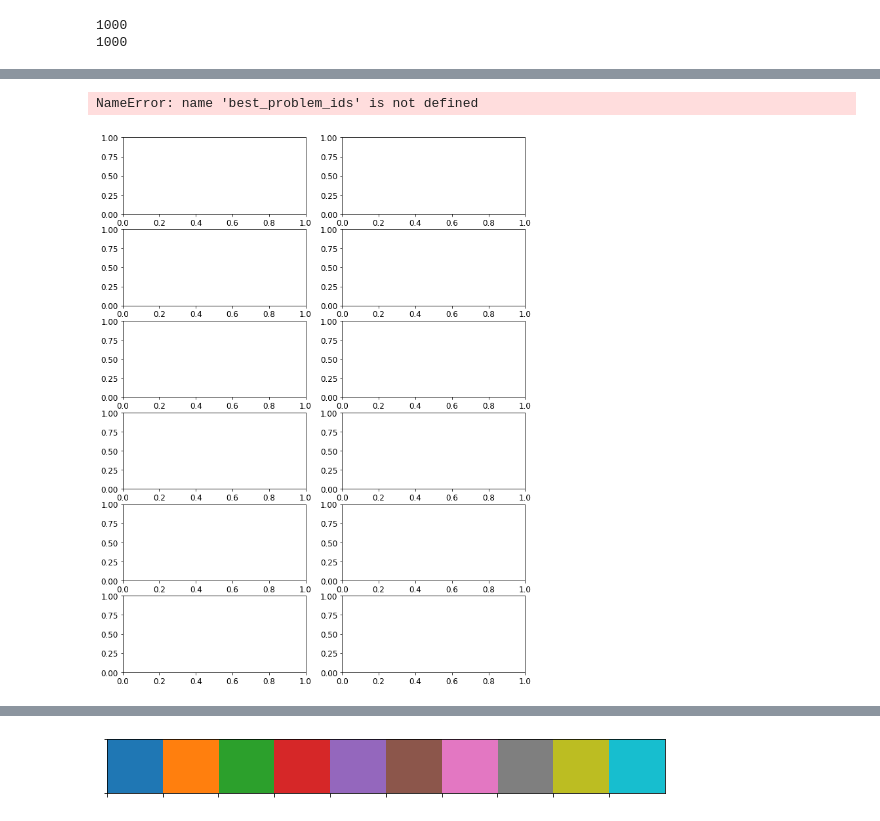
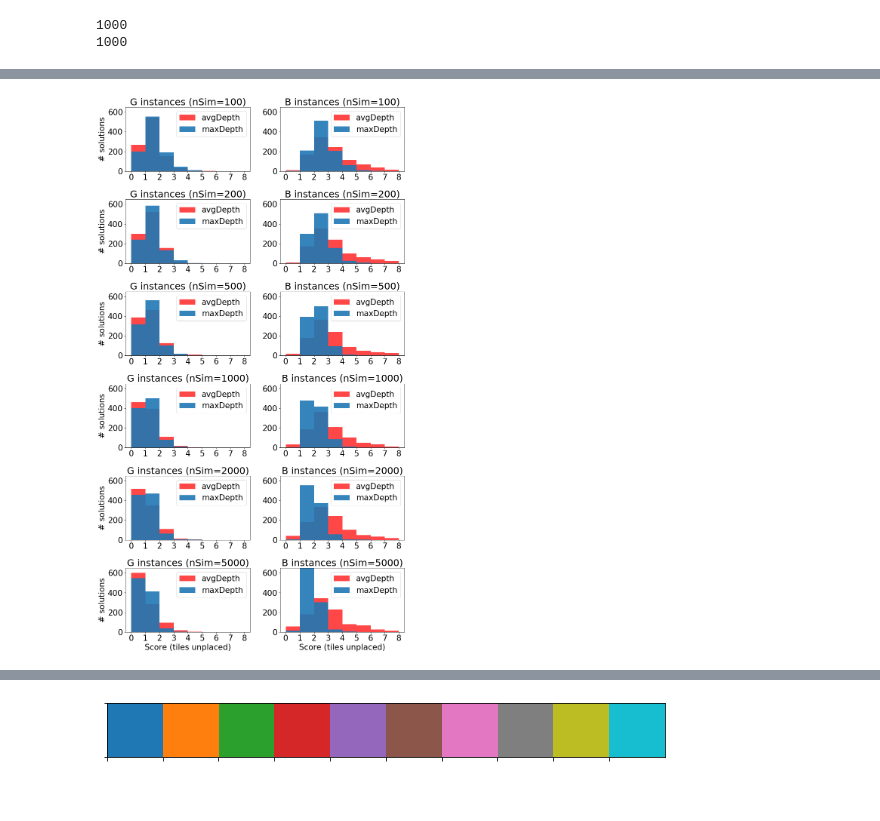
Before and after one commit to igorpejic/visapi, a Jupyter notebook: analsysis.ipynb, the cells around one changed output, grey strips where cells are left out. Saved outputs shown, nothing was run; the diff lists cells and outputs as text; code cells hidden in the pictures.

Commit message:
fix graphs for thesis

```diff
--- a/analsysis.ipynb
+++ b/analsysis.ipynb
@@ -1240,47 +1231,61 @@ def score_to_int(df):
     df['score'] = df['score'].astype('int')
     return df
 # %%
+import pandas as pd
 # scores_df
 N_SIM = [100, 200, 500, 1000, 2000, 5000]
-plt.rcParams.update({'font.size': 12})
-f, axes = plt.subplots(len(N_SIM), 2, figsize=(11, 15))
+plt.rcParams.update({'font.size': 21})
+f, axes = plt.subplots(len(N_SIM), 2, figsize=(12, 21))
 for j, n_sim in enumerate(N_SIM):
     common_args = {
         'score__isnull': False, 'improved_sel': True,
         'n_simulations': n_sim
     }
     bins = np.arange(0, 9)
     rows = len(N_SIM) // 2
     for i in range(2):
         if i == 0:
             common_args['problem_generator'] = 'guillotine'
-            title = f'G instances (N_sim={n_sim})'
-            avg_depth_scores = Result.objects.filter(problem_id__in=best_problem_ids, strategy='avg_depth', **common_args).values('score')
-            max_depth_scores = Result.objects.filter(problem_id__in=best_problem_ids, strategy='max_depth', **common_args).values('score')
+            title = f'G instances (nSim={n_sim})'
+            avg_depth_scores = Result.objects.filter(problem_id__in=best_problem_ids,
+                                                     strategy='avg_depth', **common_args).values('score')
+            max_depth_scores = Result.objects.filter(problem_id__in=best_problem_ids,
+                                                     strategy='max_depth', **common_args).values('score')
         else:
-            title = f'B instances (N_sim={n_sim})'
+            title = f'B instances (nSim={n_sim})'
             common_args['problem_generator'] = 'florian'
-            avg_depth_scores = Result.objects.filter(their_id__in=best_their_ids, strategy='avg_depth', **common_args).values('score')
-            max_depth_scores = Result.objects.filter(their_id__in=best_their_ids, strategy='max_depth', **common_args).values('score')
+            avg_depth_scores = Result.objects.filter(their_id__in=best_their_ids,
+                                                     strategy='avg_depth', **common_args).values('score')
+            max_depth_scores = Result.objects.filter(their_id__in=best_their_ids,
+                                                     strategy='max_depth', **common_args).values('score')
 
         sns.distplot(score_to_int(pd.DataFrame.from_records(avg_depth_scores)),
-                     kde=False, color='#fc8d59', label='avg_height', bins=bins, ax=axes[j][i])
+                     kde=False, hist_kws=dict(alpha=0.9),
+                     #color='#fc8d59',
+                     color='#ff3333',
+                     label='avgDepth', bins=bins, ax=axes[j][i])
         sns.distplot(score_to_int(pd.DataFrame.from_records(max_depth_scores)),
-                          kde=False, color='#91bfdb', label='max_height', bins=bins, ax=axes[j][i])
+                          kde=False, hist_kws=dict(alpha=0.9),
+                     #color='#91bfdb',
+                     label='maxDepth', bins=bins, ax=axes[j][i])
         axes[j][i].xaxis.set_major_locator(ticker.MultipleLocator(1))
         axes[j][i].xaxis.set_major_formatter(ticker.ScalarFormatter())
         # plt.xlim(left=i)
-        axes[j][i].set_ylabel('Number of solutions')
-        axes[j][i].set_xlabel('Score (tiles unplaced)')
+        if i == 0:
+            axes[j][i].set_ylabel('# solutions')
+        if j == len(N_SIM) - 1:
+            axes[j][i].set_xlabel('Score (tiles unplaced)')
         axes[j][i].set_title(title)
         axes[j][i].legend()
+        axes[j][i].set_ylim([0, 650])
 
 f.tight_layout()
+
+plt.savefig('max_vs_avg_depth_2.png')
 # plt.rcParams["figure.figsize"] = (8,5)
 plt.show()
 # %% [output]
-NameError: name 'best_problem_ids' is not defined
-[figure, old version]
+[figure, new version]
 # %%
 # scores_df
 #f, axes = plt.subplots(4, 3, figsize=(11, 15))
```
Also changed, not shown: parts of 17 cells of this notebook, 5 other files.
